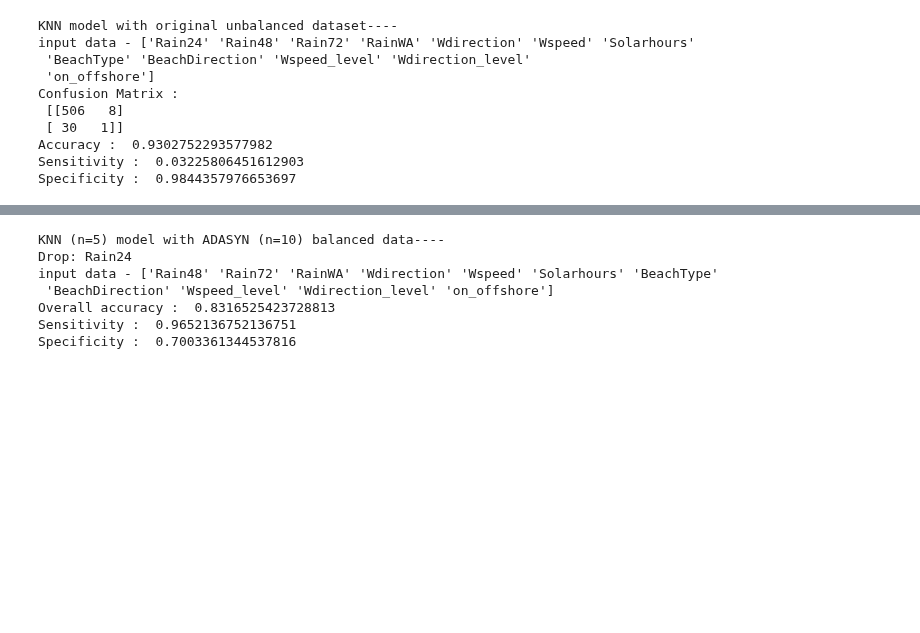
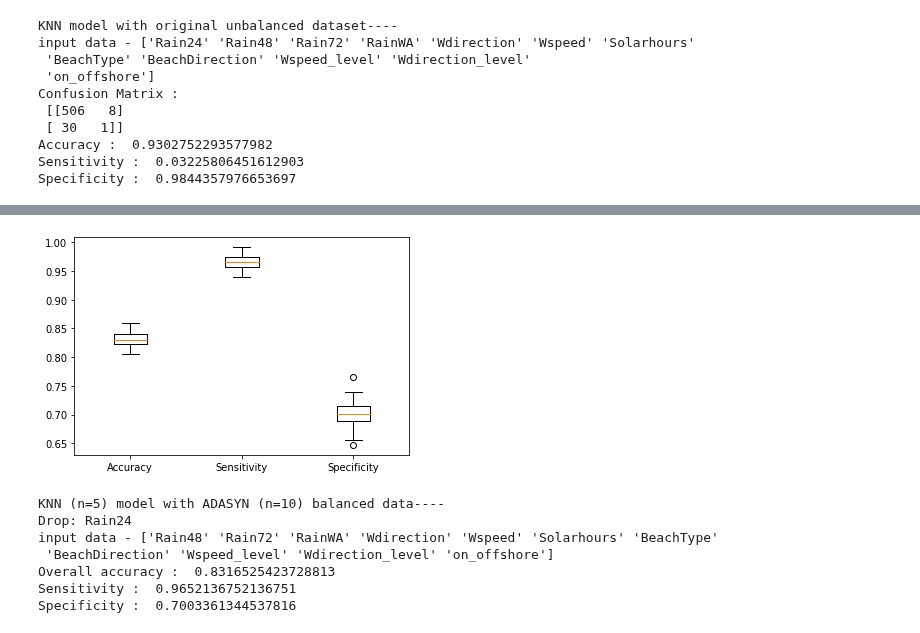
Before and after one commit to ChanningW2211/PB5, a Jupyter notebook: Linda_Generalised Models/PB5-KNN-Linda-experiment-2021-10-18.ipynb, the cells around one changed output, grey strips where cells are left out. Drawn from its saved outputs; the diff is of its cells as text; code cells hidden in the pictures; blank space fills up the shorter version.

```diff
--- a/Linda_Generalised Models/PB5-KNN-Linda-experiment-2021-10-18.ipynb
+++ b/Linda_Generalised Models/PB5-KNN-Linda-experiment-2021-10-18.ipynb
@@ -221,0 +220,83 @@ Specificity :  0.6966386554621848
+# %%
+### KNN with ADASYN balanced data
+print("KNN (n=5) model with ADASYN (n=10) balanced data full columns----")
+print("input data -", end =" ")
+input_data = data_frame.drop(columns=['Entero_level'])
+entero_data = data_frame['Entero_level']
+c = input_data.columns
+print(input_data.columns.values)
+# Separate real above and real below data
+index_above = (data_frame['Entero_level']==1)
+index_below = (data_frame['Entero_level']==0)
+input_real_above_data = data_frame[index_above]
+input_real_below_data = data_frame[index_below]
+
+# Use real above data form testset above data
+testset_above_data = input_real_above_data.drop(columns=['Entero_level'])
+water_above_label = input_real_above_data['Entero_level']
+
+# Calculate ratio for train/test for real below data
+len_testset = len(input_real_above_data)
+ratio = round(len_testset/len(input_real_below_data),2)
+
+# ADASYN
+ada = ADASYN(sampling_strategy=1, n_neighbors=10)
+
+# For loop
+j=np.zeros(100)
+sen=np.zeros(100)
+spe=np.zeros(100)
+for i in range(100):
+    # Generate synthetic sampling data with ADASYN
+    data_fake, entero_fake = ada.fit_resample(input_data, entero_data)
+    x=pd.DataFrame(data_fake, columns=input_data.columns)
+    y=pd.DataFrame(entero_fake, columns=['Entero_level'])
+    x['Entero_level']=y['Entero_level'].values
+    data_fake_frame=x.query("Entero_level == 1")
+    data_fake_frame=data_fake_frame.reset_index(drop=True)
+    data_fake_frame.describe()
+
+    # Use synthetic data to form trainset above data
+    input_fake_data = data_fake_frame.iloc[:,0:-1]
+    water_fake_label = data_fake_frame.iloc[:,-1]
+
+    # Split the real below data randomly - test set size matches real above data size
+    input_real_data = input_real_below_data.drop(columns=['Entero_level'])
+    entero_real_data = input_real_below_data.iloc[:,0]
+    trainset_below_data, testset_below_data, trainset_below_labels, testset_below_labels = train_test_split(input_real_data, entero_real_data, test_size=ratio, random_state=42)
+
+    # Use fake above data plus real below data to form trainset
+    trainset_data = np.vstack((input_fake_data, trainset_below_data))
+    trainset_labels = np.hstack((water_fake_label, trainset_below_labels))
+
+    # Use real above data plus same amount of real below data to form testset
+    testset_data = np.vstack((testset_above_data, testset_below_data))
+    testset_labels = np.hstack((water_above_label, testset_below_labels))
+
+    # Train data normalization
+    sc = preprocessing.Normalizer().fit(trainset_data)
+    trainset_data = sc.transform(trainset_data)
+    testset_data = sc.transform(testset_data)
+
+    # Run KNN with sklearn
+    knn = KNeighborsClassifier(algorithm='auto',leaf_size=30,metric='minkowski',metric_params=None,n_jobs=1,n_neighbors=5,p=2,weights='uniform')
+    knn.fit(trainset_data, trainset_labels)
+    #j[i]=accuracy_score(testset_labels,knn.predict(testset_data))
+    cm1 = confusion_matrix(testset_labels,knn.predict(testset_data))
+    total1=sum(sum(cm1))
+    #####from confusion matrix calculate accuracy
+    j[i] = (cm1[0,0]+cm1[1,1])/total1
+    sen[i] = cm1[1,1]/(cm1[1,0]+cm1[1,1])
+    spe[i] = cm1[0,0]/(cm1[0,0]+cm1[0,1])
+    i=i+1
+
+#End of loop
+
+# Show the KNN result
+print ('Overall accuracy : ', j.mean())
+print('Sensitivity : ', sen.mean())
+print('Specificity : ', spe.mean())
+plt.boxplot([j, sen, spe])
+plt.xticks([1, 2, 3], ["Accuracy","Sensitivity", "Specificity"])
+plt.show()
+# %% [output]
@@ -222,3 +310,4 @@ Specificity :  0.6966386554621848
+[figure, added]
 # %%
 ### KNN with ADASYN balanced data - drop one parameter each time to compare
 print("KNN (n=5) model with ADASYN (n=10) balanced data----")
```
Also changed, not shown: parts of 3 cells of this notebook, 1 other file.
